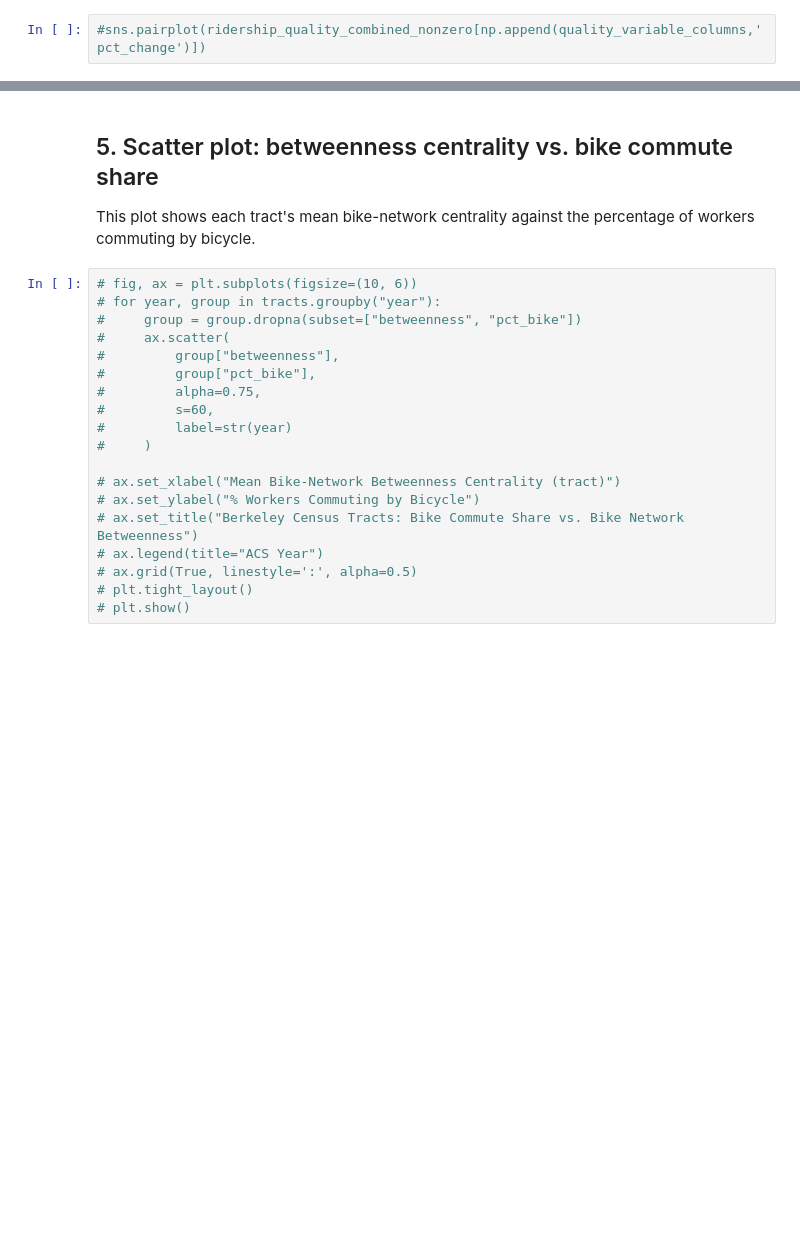
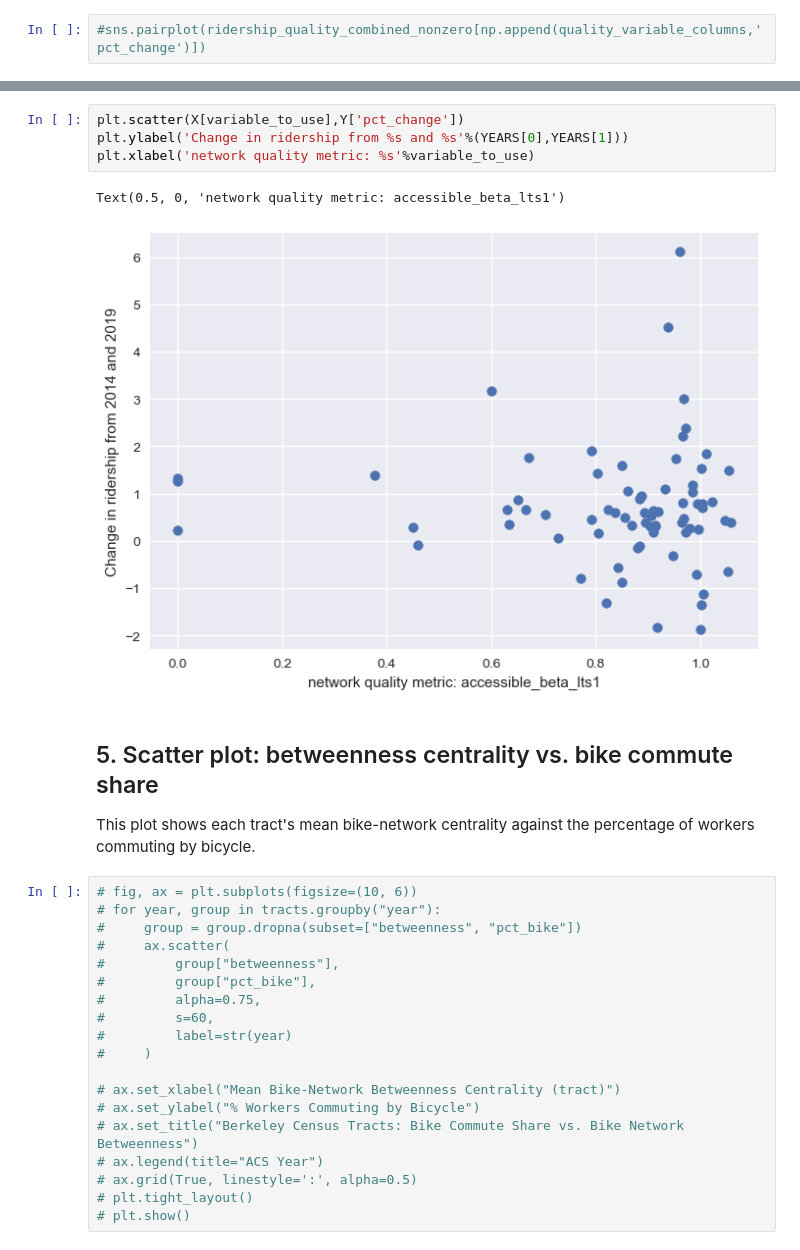
Before and after one commit to mRaffill/low_stress_network_quality, a Jupyter notebook: vis_ridership_pct.ipynb, the cells around one changed output, grey strips where cells are left out. Drawn from its saved outputs; the diff is of its cells as text; blank space fills up the shorter version.

```diff
--- a/vis_ridership_pct.ipynb
+++ b/vis_ridership_pct.ipynb
@@ -197,3 +219,10 @@ plt.scatter(X['accessible_alpha_lts1'],Y)
+# %%
+plt.scatter(X[variable_to_use],Y['pct_change'])
+plt.ylabel('Change in ridership from %s and %s'%(YEARS[0],YEARS[1]))
+plt.xlabel('network quality metric: %s'%variable_to_use)
+# %% [output]
+Text(0.5, 0, 'network quality metric: accessible_beta_lts1')
+[figure, added]
 # %% [markdown]
 ## 5. Scatter plot: betweenness centrality vs. bike commute share
 
```
Also changed, not shown: parts of 21 cells of this notebook.
